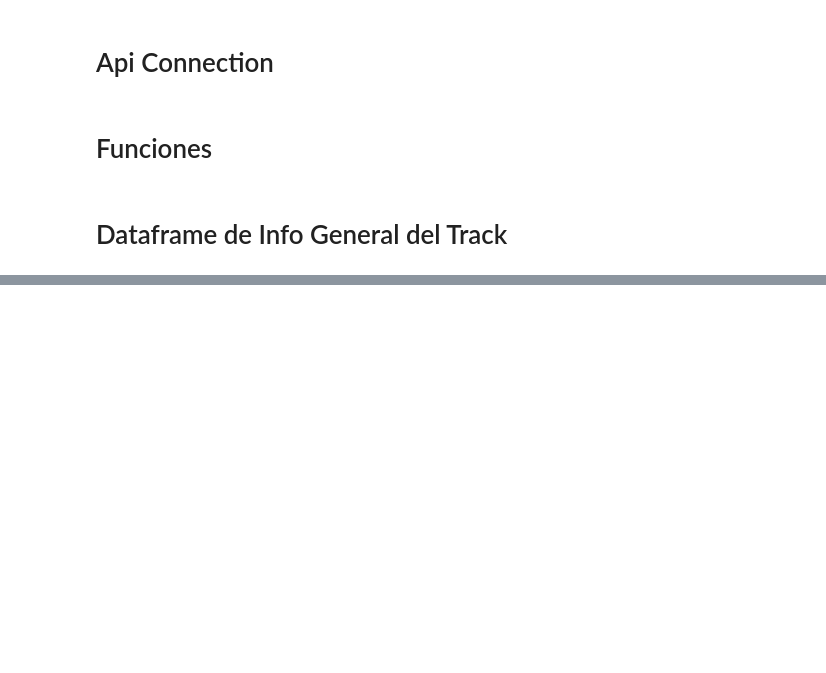
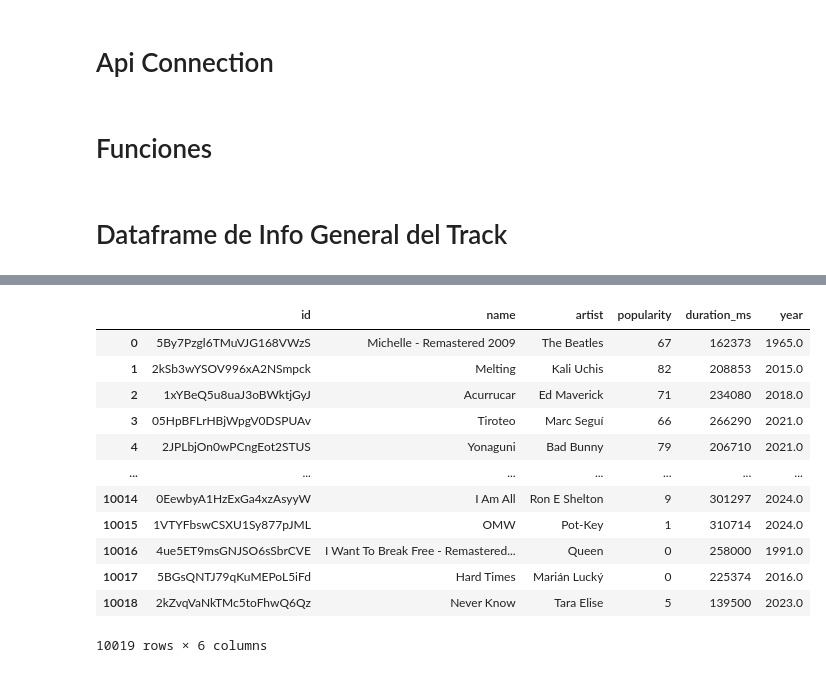
Before and after one commit to santiago20054/Spoti-Pop, a Jupyter notebook: Spoti_NB.ipynb, the cells around one changed output, grey strips where cells are left out. Drawn from its saved outputs; the diff is of its cells as text; code cells hidden in the pictures; blank space fills up the shorter version.

```diff
--- a/Spoti_NB.ipynb
+++ b/Spoti_NB.ipynb
@@ -94,0 +128,16 @@ memory usage: 148.3+ KB
+# %%
+df_resultado
+# %% [output]
+|  | id | name | artist | popularity | duration_ms | year |
+| 0 | 5By7Pzgl6TMuVJG168VWzS | Michelle - Remastered 2009 | The Beatles | 67 | 162373 | 1965.0 |
+| 1 | 2kSb3wYSOV996xA2NSmpck | Melting | Kali Uchis | 82 | 208853 | 2015.0 |
+| 2 | 1xYBeQ5u8uaJ3oBWktjGyJ | Acurrucar | Ed Maverick | 71 | 234080 | 2018.0 |
+| 3 | 05HpBFLrHBjWpgV0DSPUAv | Tiroteo | Marc Seguí | 66 | 266290 | 2021.0 |
+| 4 | 2JPLbjOn0wPCngEot2STUS | Yonaguni | Bad Bunny | 79 | 206710 | 2021.0 |
+| ... | ... | ... | ... | ... | ... | ... |
+| 10014 | 0EewbyA1HzExGa4xzAsyyW | I Am All | Ron E Shelton | 9 | 301297 | 2024.0 |
+| 10015 | 1VTYFbswCSXU1Sy877pJML | OMW | Pot-Key | 1 | 310714 | 2024.0 |
+| 10016 | 4ue5ET9msGNJSO6sSbrCVE | I Want To Break Free - Remastered... | Queen | 0 | 258000 | 1991.0 |
+| 10017 | 5BGsQNTJ79qKuMEPoL5iFd | Hard Times | Marián Lucký | 0 | 225374 | 2016.0 |
+| 10018 | 2kZvqVaNkTMc5toFhwQ6Qz | Never Know | Tara Elise | 5 | 139500 | 2023.0 |
+10019 rows × 6 columns
```
Also changed, not shown: parts of 11 cells of this notebook, 3 other files.
